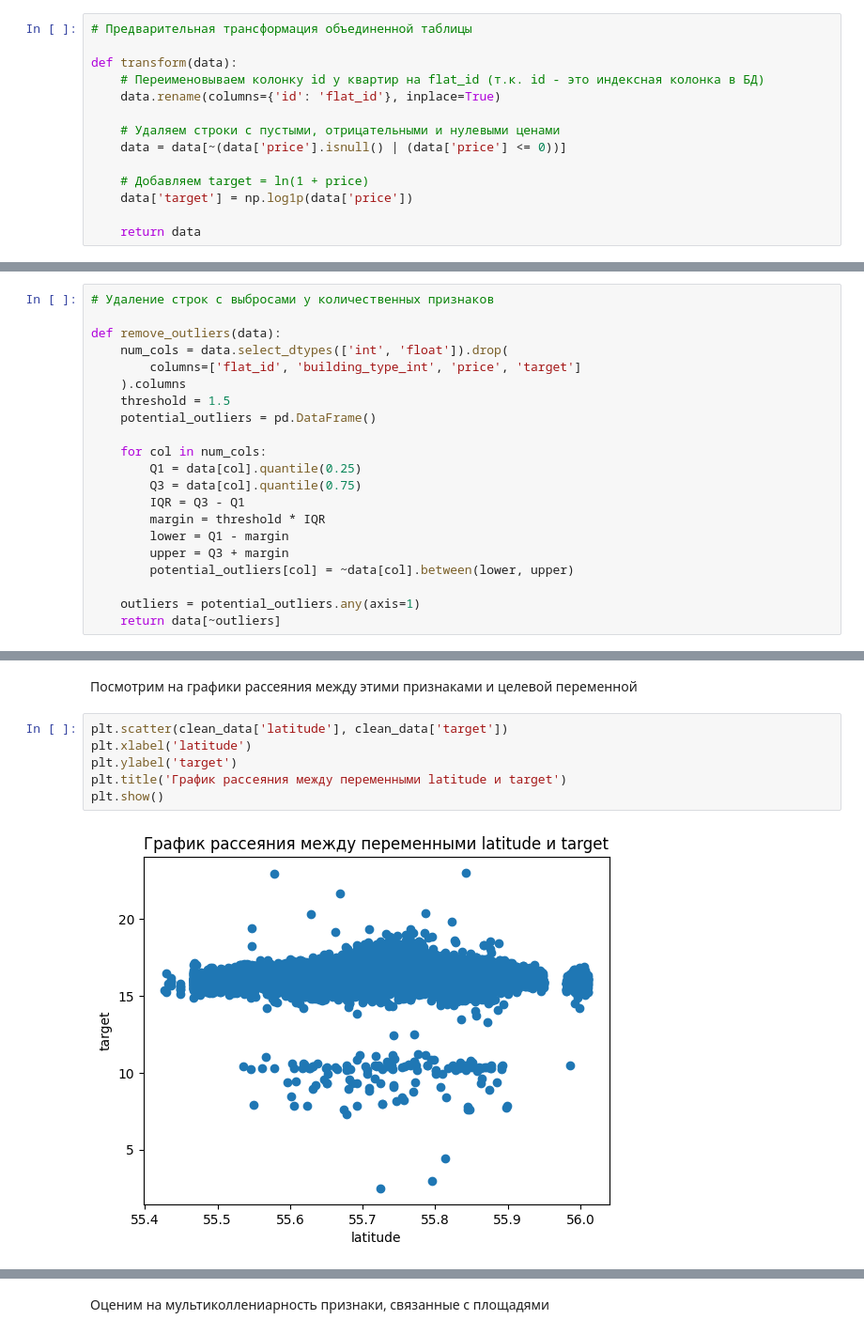
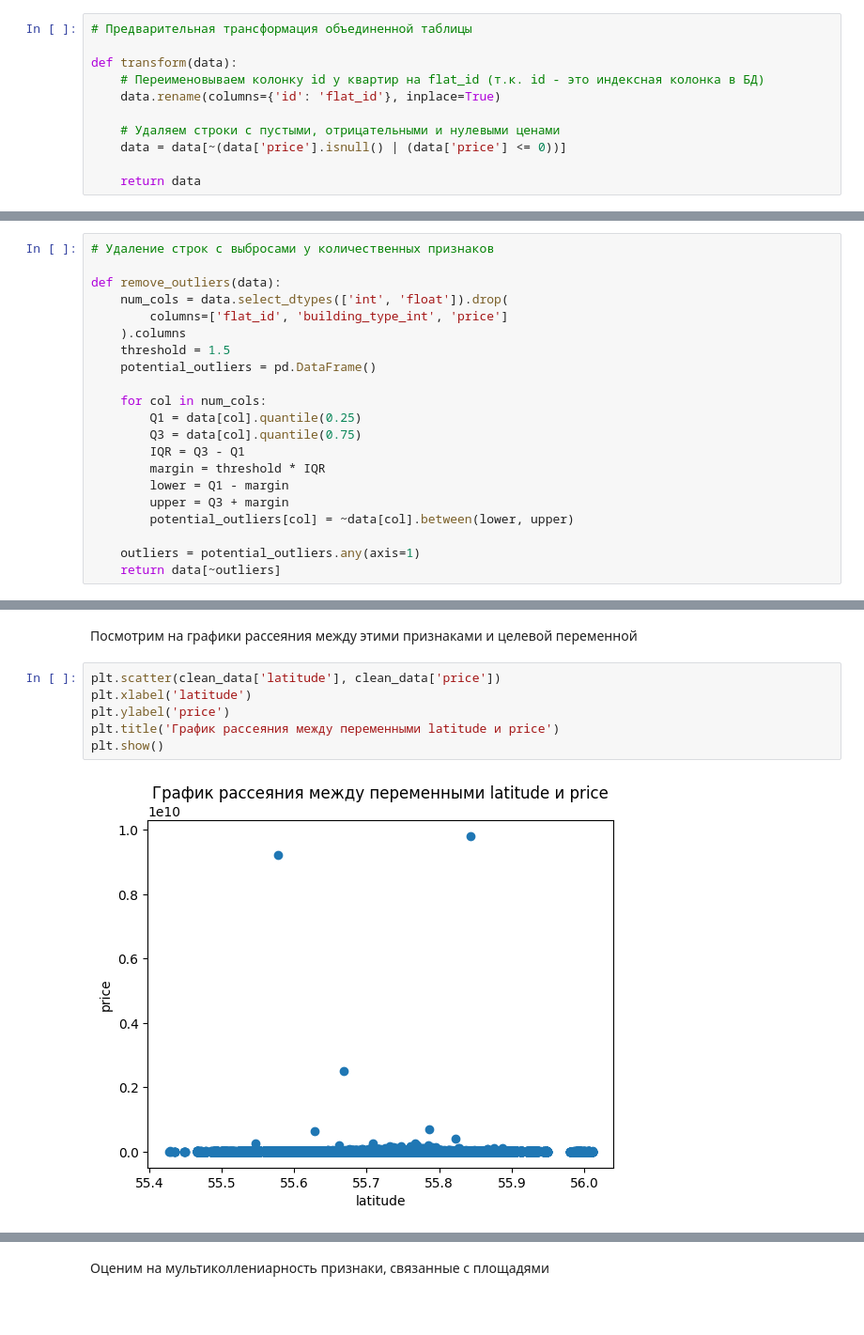
Before and after one commit to ibnkir/mle-project-sprint-1, a Jupyter notebook: notebooks/eda.ipynb, the cells around one changed output, grey strips where cells are left out. Shown: that part at 94% size. Cells and saved outputs as stored; diff of their text form; blank space fills up the shorter version.

```diff
--- a/notebooks/eda.ipynb
+++ b/notebooks/eda.ipynb
@@ -50,9 +50,6 @@ def transform(data):
     # Удаляем строки с пустыми, отрицательными и нулевыми ценами
     data = data[~(data['price'].isnull() | (data['price'] <= 0))]
 
-    # Добавляем target = ln(1 + price)
-    data['target'] = np.log1p(data['price'])
-
     return data
 # %%
 # Удаление строк-дубликатов
@@ -85,7 +82,7 @@ def fill_missing_values(data):
 
 def remove_outliers(data):
     num_cols = data.select_dtypes(['int', 'float']).drop(
-        columns=['flat_id', 'building_type_int', 'price', 'target']
+        columns=['flat_id', 'building_type_int', 'price']
     ).columns
     threshold = 1.5
     potential_outliers = pd.DataFrame()
@@ -361,11 +357,11 @@ print(f"Корреляция между longitude и ceiling_height: {pearsonr(c
 # %% [markdown]
 Посмотрим на графики рассеяния между этими признаками и целевой переменной
 # %%
-plt.scatter(clean_data['latitude'], clean_data['target'])
+plt.scatter(clean_data['latitude'], clean_data['price'])
 plt.xlabel('latitude')
-plt.ylabel('target')
-plt.title('График рассеяния между переменными latitude и target')
+plt.ylabel('price')
+plt.title('График рассеяния между переменными latitude и price')
 plt.show()
 # %% [output]
-[figure, old version]
+[figure, new version]
 # %%
```
Also changed, not shown: parts of 11 cells of this notebook, 11 other files.
